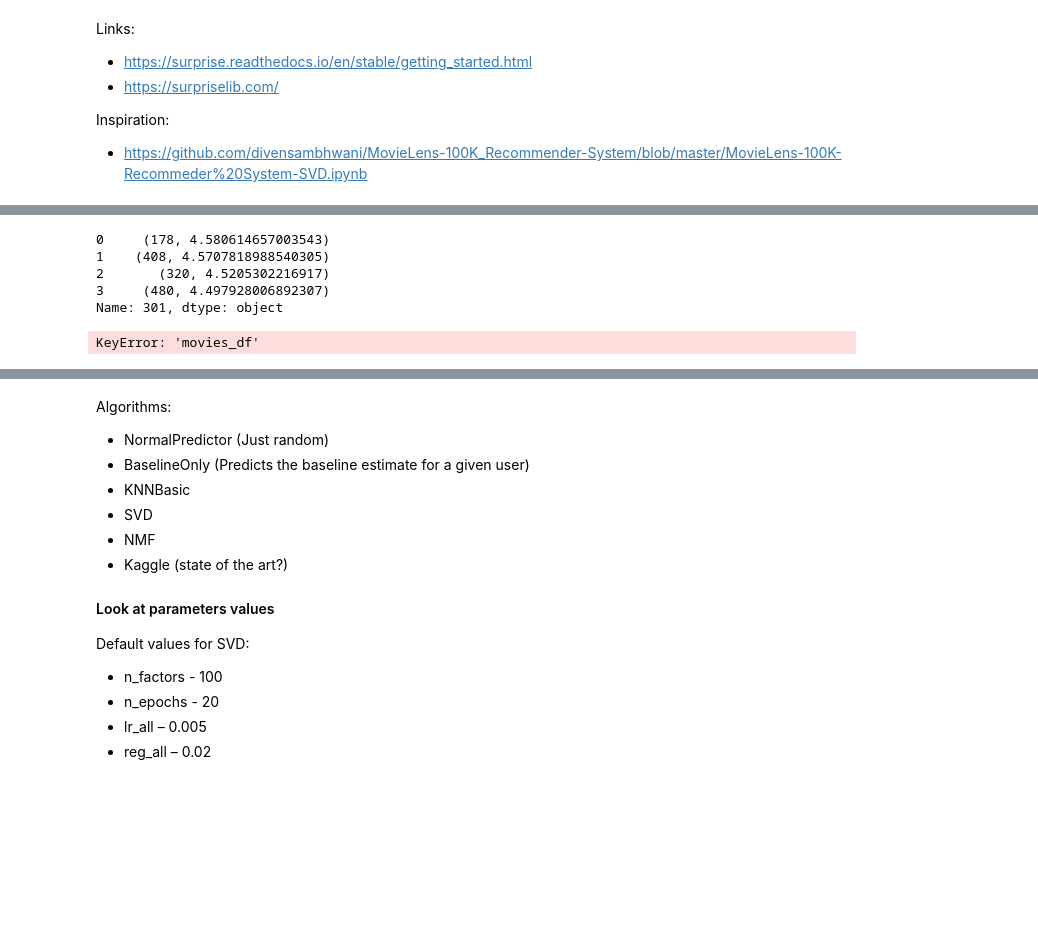
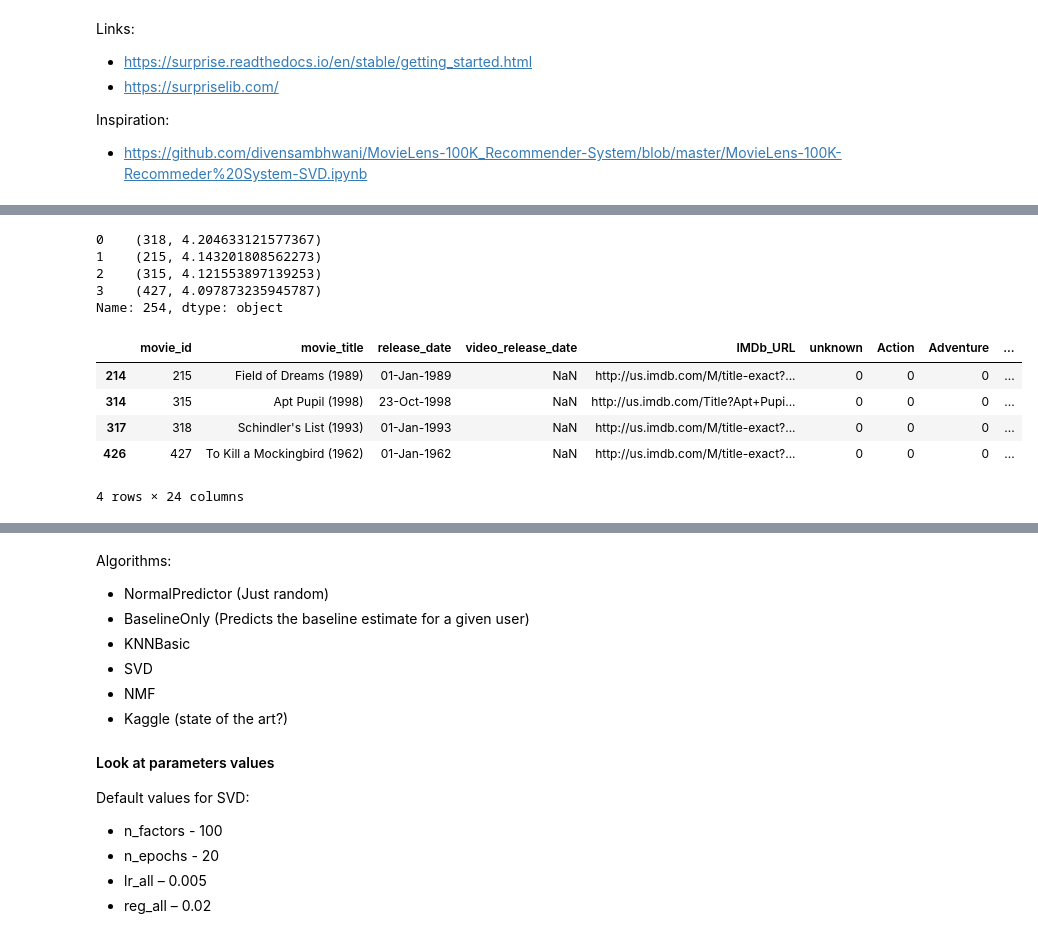
Before and after one commit to tangmagnus/DecisionSupportSystems, a Jupyter notebook: RecommenderSystems/recomSystems.ipynb, the cells around one changed output, grey strips where cells are left out. Saved outputs shown, nothing was run; the diff lists cells and outputs as text; code cells hidden in the pictures; blank space fills up the shorter version.

```diff
--- a/RecommenderSystems/recomSystems.ipynb
+++ b/RecommenderSystems/recomSystems.ipynb
@@ -238,27 +260,44 @@ tmp = pd.DataFrame.from_dict(all_predictions)
 tmp_transpose = tmp.transpose()
 
 #get recommendations for user 30 (format: movie_id, predicted rating)
-results = get_predictions(30)
+user_id = 67
+
+results = get_predictions(user_id)
 print(results)
 # %% [output]
-0     (178, 4.580614657003543)
-1    (408, 4.5707818988540305)
-2       (320, 4.5205302216917)
-3     (480, 4.497928006892307)
-Name: 301, dtype: object
+0    (318, 4.204633121577367)
+1    (215, 4.143201808562273)
+2    (315, 4.121553897139253)
+3    (427, 4.097873235945787)
+Name: 254, dtype: object
-# %%
-"""
-Retrieve recommended movie details i.e title and genre
-"""
-#retrieve movie ids
-recommended_movies_ids = []
-
-for x in range (0, n):
-    recommended_movies_ids.append(results[x][0])
-
-
-#retrieve movie titles and genres
-recommended_movies = data.__dict__['movies_df']
-recommended_movies = recommended_movies.loc[recommended_movies['movie_id'].isin(recommended_movies_ids)]
-# %% [output]
-KeyError: 'movies_df'
+# %%
+"""
+Retrieve recommended movie details i.e title and genre from the ids
+"""
+#retrieve movie titles and genres
+movie_data = pd.read_csv('ml-100k/u.item', sep='|', encoding='latin-1', header=None)
+movie_data.columns = ['movie_id', 'movie_title', 'release_date', 'video_release_date', 'IMDb_URL', 'unknown', 'Action', 'Adventure',
+                    'Animation', 'Children\'s', 'Comedy', 'Crime', 'Documentary', 'Drama', 'Fantasy', 'Film-Noir', 'Horror', 'Musical',
+                    'Mystery', 'Romance', 'Sci-Fi', 'Thriller', 'War', 'Western']
+
+
+#retrieve movie ids
+recommended_movies_ids = []
+
+for x in range (0, n):
+    recommended_movies_ids.append(results[x][0])
+
+
+#retrieve recommended movie + details
+recommended_movies = movie_data[movie_data['movie_id'].isin(recommended_movies_ids)]
+display(recommended_movies)
+
+
+#NB: remove genres with value 0 (i.e. not present in the movie) or find a way to print entire row instead of truncation
+# %% [output]
+|  | movie_id | movie_title | release_date | video_release_date | IMDb_URL | unknown | Action | Adventure | ... |
+| 214 | 215 | Field of Dreams (1989) | 01-Jan-1989 | NaN | http://us.imdb.com/M/title-exact?... | 0 | 0 | 0 | ... |
+| 314 | 315 | Apt Pupil (1998) | 23-Oct-1998 | NaN | http://us.imdb.com/Title?Apt+Pupi... | 0 | 0 | 0 | ... |
+| 317 | 318 | Schindler's List (1993) | 01-Jan-1993 | NaN | http://us.imdb.com/M/title-exact?... | 0 | 0 | 0 | ... |
+| 426 | 427 | To Kill a Mockingbird (1962) | 01-Jan-1962 | NaN | http://us.imdb.com/M/title-exact?... | 0 | 0 | 0 | ... |
+4 rows × 24 columns
```
Also changed, not shown: parts of 7 cells of this notebook, 23 other files.
